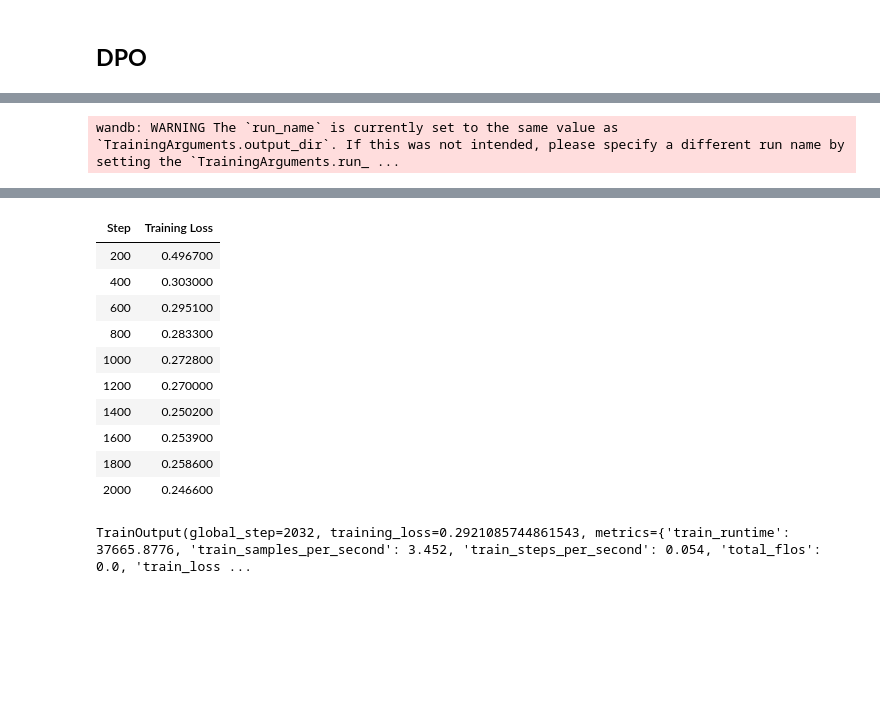
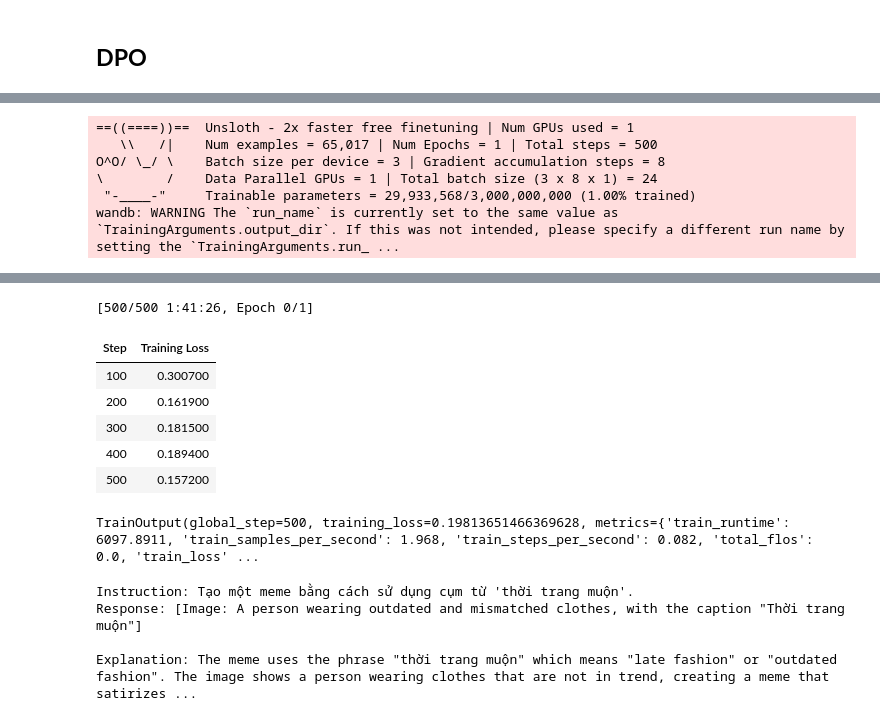
Before and after one commit to binhphap5/Preference-Tuning-with-LLMs, a Jupyter notebook: SFT_DPO_Vietnamese_Custom_Dataset.ipynb, the cells around one changed output, grey strips where cells are left out. Cells and saved outputs as stored; diff of their text form; code cells hidden in the pictures; blank space fills up the shorter version.

```diff
--- a/SFT_DPO_Vietnamese_Custom_Dataset.ipynb
+++ b/SFT_DPO_Vietnamese_Custom_Dataset.ipynb
@@ -19,5 +16,5 @@ os.environ["VLLM_USE_V1"] = '0'
 # %%
-from unsloth import FastLanguageModel, is_bfloat16_supported
+from unsloth import FastLanguageModel
 import torch
 max_seq_length = 1024
 lora_rank = 16
@@ -25,10 +22,9 @@ lora_rank = 16
 model, tokenizer = FastLanguageModel.from_pretrained(
     model_name = "Qwen/Qwen2.5-3B-Instruct",
     max_seq_length = max_seq_length,
-    load_in_4bit = True, # False for LoRA 16bit
-    fast_inference = True, # Enable vLLM fast inference
+    load_in_4bit = True,
     max_lora_rank = lora_rank,
-    gpu_memory_utilization = 0.5, # Reduce if out of memory
+    gpu_memory_utilization = 0.4,
 )
 
 model = FastLanguageModel.get_peft_model(
@@ -192,3 +193,5 @@ def convert_to_conversational_preference_format(example):
     }
 
 dpo_dataset = dataset.map(convert_to_conversational_preference_format)
+# %%
+model.load_adapter(SFT_OUTPUT_DIR, is_trainable=True, adapter_name="dpo_full_adapter")
@@ -206,16 +257,16 @@ dpo_dataset['train'][0]
    'role': 'user'}]}
 # %%
 hyperparameters = {
-    "per_device_train_batch_size": 8,
+    "per_device_train_batch_size": 3,
     "gradient_accumulation_steps": 8,
     "gradient_checkpointing": True,
     "learning_rate": 3e-5,
-    "logging_steps": 200,
-    "num_train_epochs": 2,
+    "logging_steps": 100,
+    "max_steps": 500,
     "save_strategy": "no",
     "overwrite_output_dir": True,
     "optim": "paged_adamw_8bit",
-    "warmup_steps": 200,
+    "warmup_steps": 20,
     "bf16": True,
 }
 MAX_LENGTH = 512
@@ -238,8 +297,12 @@ dpo_trainer = DPOTrainer(
     args=dpo_args,
     train_dataset=dpo_dataset['train'],
     processing_class=tokenizer,
-    peft_config=peft_config,
 )
 dpo_trainer.train()
 # %% [output]
+==((====))==  Unsloth - 2x faster free finetuning | Num GPUs used = 1
+   \\   /|    Num examples = 65,017 | Num Epochs = 1 | Total steps = 500
+O^O/ \_/ \    Batch size per device = 3 | Gradient accumulation steps = 8
+\        /    Data Parallel GPUs = 1 | Total batch size (3 x 8 x 1) = 24
+ "-____-"     Trainable parameters = 29,933,568/3,000,000,000 (1.00% trained)
 wandb: WARNING The `run_name` is currently set to the same value as `TrainingArguments.output_dir`. If this was not intended, please specify a different run name by setting the `TrainingArguments.run_ ...
@@ -247,12 +310,8 @@ wandb: WARNING The `run_name` is currently set to the same value as `TrainingArg
+[500/500 1:41:26, Epoch 0/1]
 | Step | Training Loss |
-| 200 | 0.496700 |
-| 400 | 0.303000 |
-| 600 | 0.295100 |
-| 800 | 0.283300 |
-| 1000 | 0.272800 |
-| 1200 | 0.270000 |
-| 1400 | 0.250200 |
-| 1600 | 0.253900 |
-| 1800 | 0.258600 |
-| 2000 | 0.246600 |
+| 100 | 0.300700 |
+| 200 | 0.161900 |
+| 300 | 0.181500 |
+| 400 | 0.189400 |
+| 500 | 0.157200 |
-TrainOutput(global_step=2032, training_loss=0.2921085744861543, metrics={'train_runtime': 37665.8776, 'train_samples_per_second': 3.452, 'train_steps_per_second': 0.054, 'total_flos': 0.0, 'train_loss ...
+TrainOutput(global_step=500, training_loss=0.19813651466369628, metrics={'train_runtime': 6097.8911, 'train_samples_per_second': 1.968, 'train_steps_per_second': 0.082, 'total_flos': 0.0, 'train_loss' ...
@@ -258,0 +320,10 @@ TrainOutput(global_step=2032, training_loss=0.2921085744861543, metrics={'train_
+# %%
+instruction = "Tạo một meme bằng cách sử dụng cụm từ 'thời trang muộn'."
+response = get_model_response(model, tokenizer, instruction)
+print(f"Instruction: {instruction}")
+print(f"Response: {response}")
+# %% [output]
+Instruction: Tạo một meme bằng cách sử dụng cụm từ 'thời trang muộn'.
+Response: [Image: A person wearing outdated and mismatched clothes, with the caption "Thời trang muộn"]
+
+Explanation: The meme uses the phrase "thời trang muộn" which means "late fashion" or "outdated fashion". The image shows a person wearing clothes that are not in trend, creating a meme that satirizes ...
```
Also changed, not shown: parts of 18 cells of this notebook, 1 other file.
